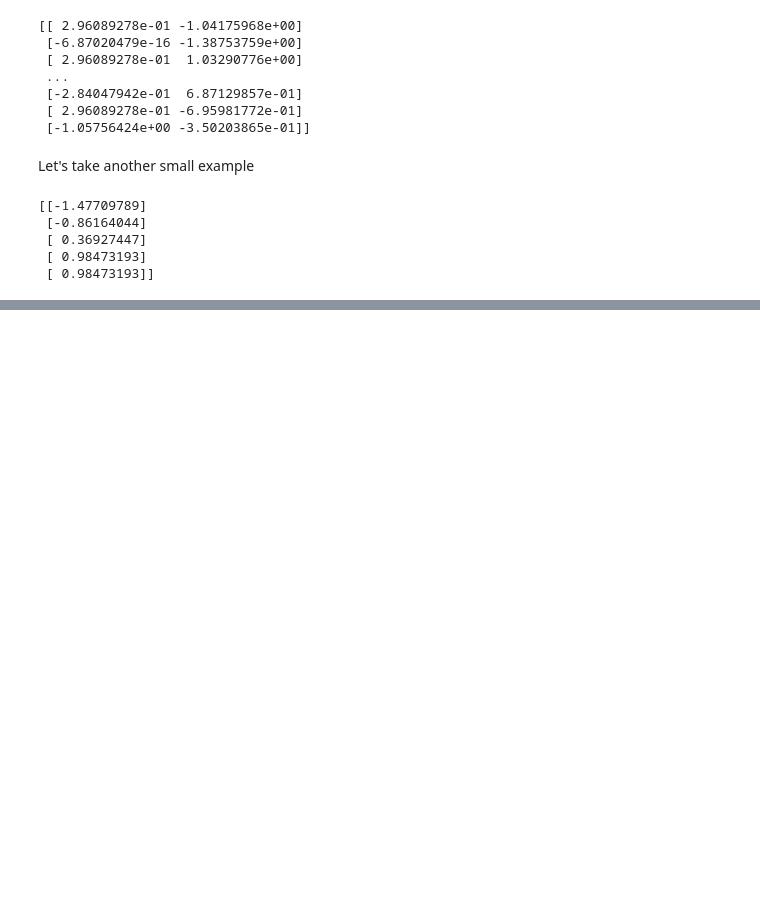
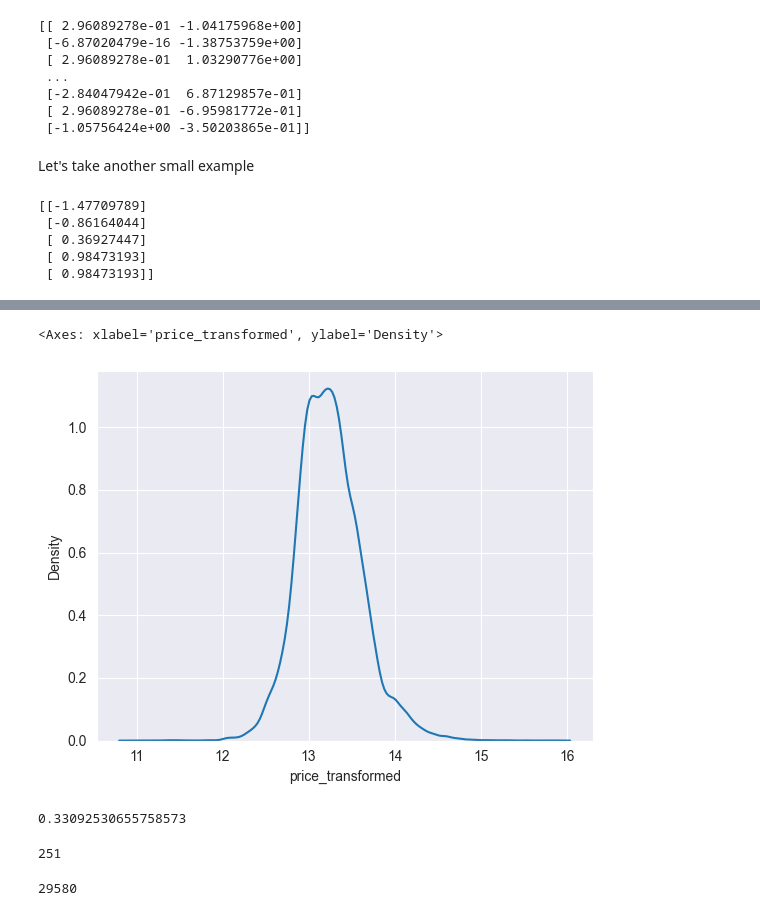
Before and after one commit to amirhosseinhamidian/EDA, a Jupyter notebook: Handling Missing Values.ipynb, the cells around one changed output, grey strips where cells are left out. Saved outputs shown, nothing was run; the diff lists cells and outputs as text; code cells hidden in the pictures; blank space fills up the shorter version.

```diff
--- a/Handling Missing Values.ipynb
+++ b/Handling Missing Values.ipynb
@@ -343,0 +420,2 @@ print(normalized_arr_ss)
+# %%
+data['price_transformed'] = np.log(data.price)
@@ -343,0 +438,5 @@ print(normalized_arr_ss)
+# %%
+sns.kdeplot(data.price_transformed)
+# %% [output]
+<Axes: xlabel='price_transformed', ylabel='Density'>
+[figure, added]
@@ -343,0 +445,4 @@ print(normalized_arr_ss)
+# %%
+data['price_transformed_double'].skew()
+# %% [output]
+0.33092530655758573
@@ -343,0 +451,8 @@ print(normalized_arr_ss)
+# %%
+len(list_3)
+# %% [output]
+251
+# %%
+len(data)
+# %% [output]
+29580
```
Also changed, not shown: parts of 44 cells of this notebook, 1 other file.
